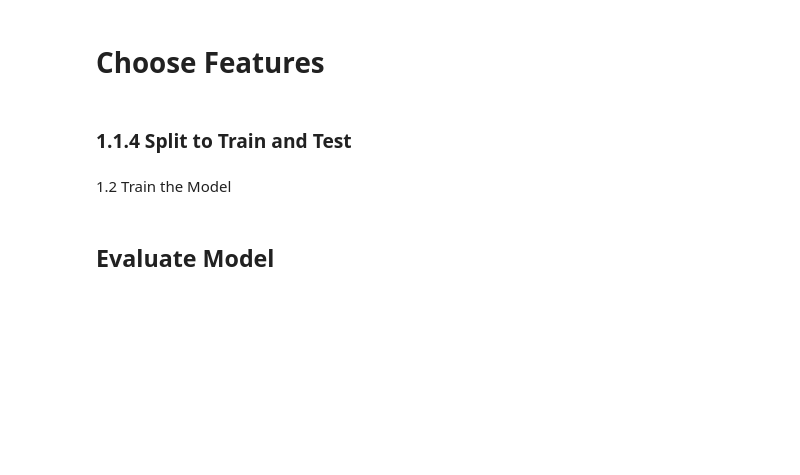
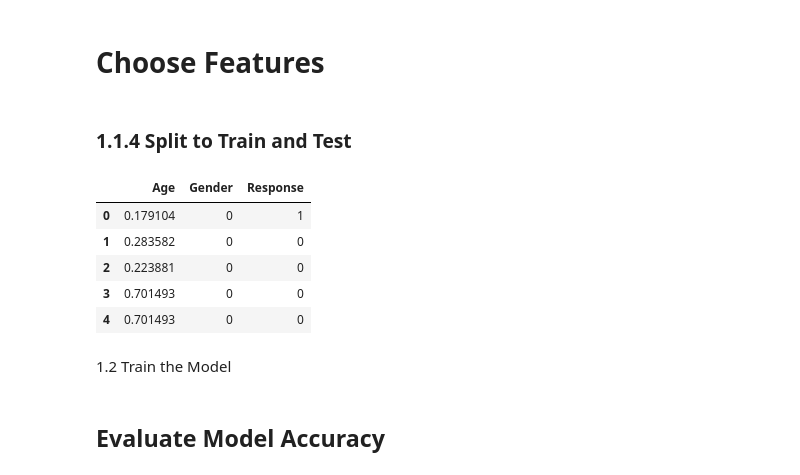
Before and after one commit to josh-dcosta/pjas-thyroid, a Jupyter notebook: code/science-project-ml-2-3.ipynb, the cells around one changed output. Drawn from its saved outputs; the diff is of its cells as text; code cells hidden in the pictures; blank space fills up the shorter version.

```diff
--- a/code/science-project-ml-2-3.ipynb
+++ b/code/science-project-ml-2-3.ipynb
@@ -302,35 +327,42 @@ if USE_RATIO_PERCENTAGE:
     # Final Detailed Evaluation with Ratio Features
     #---------------------------------------------------------
     X_final = inputs.copy()
     scaler_final = StandardScaler()
     X_final_scaled = scaler_final.fit_transform(X_final)
 
     # Split the data into train and test sets (80% train, 20% test)
-    X_train, X_test, y_train, y_test = train_test_split(X_final_scaled, target, test_size=0.2, random_state=42)
+    X_train, X_test, y_train, y_test = train_test_split(X_final_scaled, target, test_size=TEST_SIZE, random_state=42)
 else:
-    X_train, X_test, y_train, y_test = train_test_split(inputs, target, test_size=0.2, random_state=42)
+    X_train, X_test, y_train, y_test = train_test_split(inputs, target, test_size=TEST_SIZE, random_state=42)
 
 # print("X_train shape:", X_train.shape)
 # print("X_test shape:", X_test.shape)
 # print("y_train shape:", y_train.shape)
 # print("y_test shape:", y_test.shape)
 
 if USE_SMOTE:
     #---------------------------------------------------------
     # Apply SMOTE to balance the class distribution
     #---------------------------------------------------------
     smote = SMOTE(random_state=42)
     X_train_resampled, y_train_resampled = smote.fit_resample(X_train, y_train)
 
     # print("Before SMOTE - Class distribution in y_train:")
     # print(y_train.value_counts())
     # print("After SMOTE - Class distribution in y_train_resampled:")
     # print(y_train_resampled.value_counts())
 
     # print("X_train_resampled shape:", X_train_resampled.shape)
     # print("y_train_resampled shape:", y_train_resampled.shape)
 
 inputs.head()
+# %% [output]
+|  | Age | Gender | Response |
+| 0 | 0.179104 | 0 | 1 |
+| 1 | 0.283582 | 0 | 0 |
+| 2 | 0.223881 | 0 | 0 |
+| 3 | 0.701493 | 0 | 0 |
+| 4 | 0.701493 | 0 | 0 |
 # %% [markdown]
 1.2 Train the Model
 # %%
@@ -364,7 +397,7 @@ for name, model in models.items():
 
     model_scores.append((name, y_test, y_pred, y_pred_proba, model, accuracy))
 # %% [markdown]
-## Evaluate Model
+## Evaluate Model Accuracy
 # %%
 sm = sorted(model_scores , key=lambda x :x[5] ,reverse = True)
 
```
Also changed, not shown: parts of 24 cells of this notebook, 15 other files.
